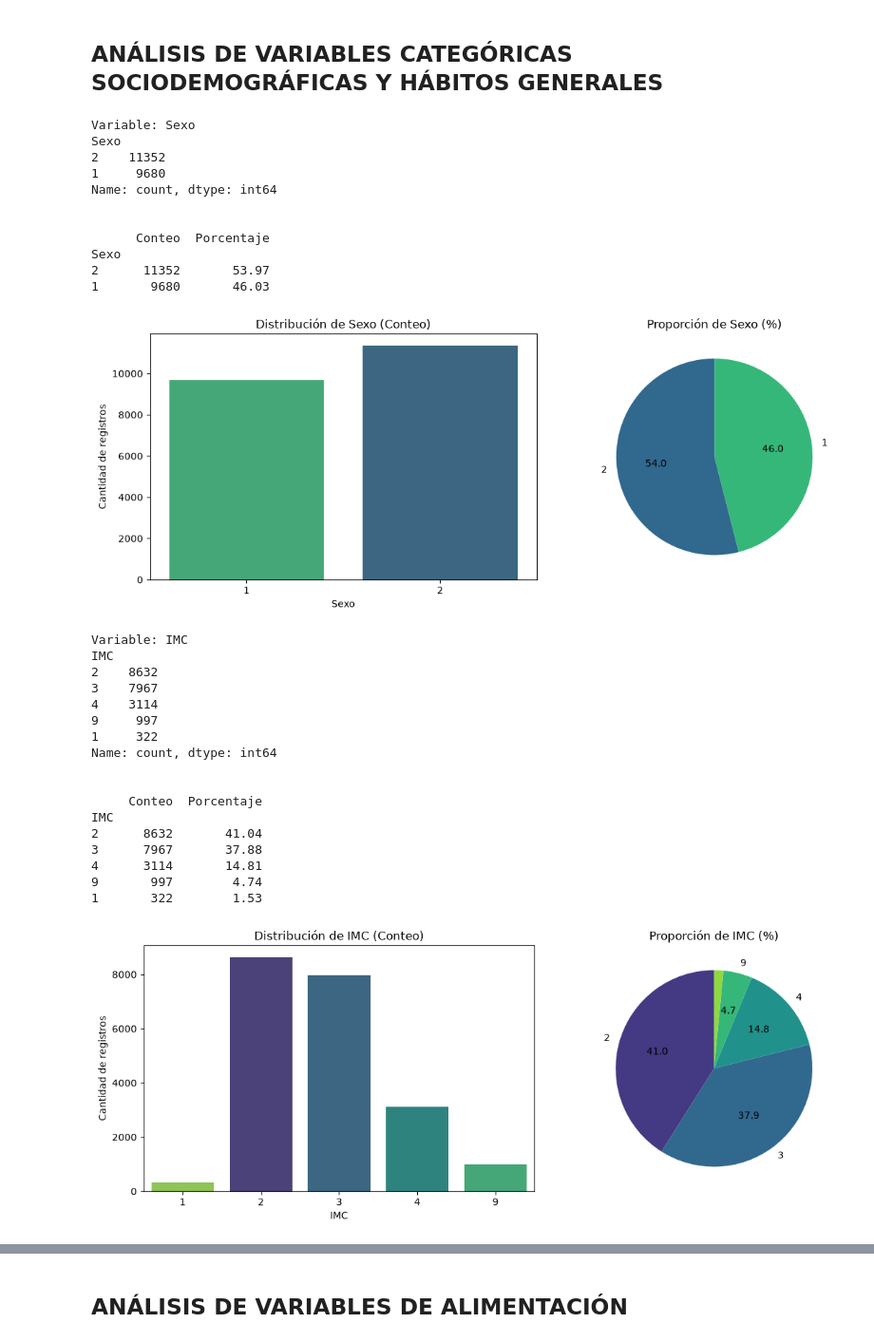
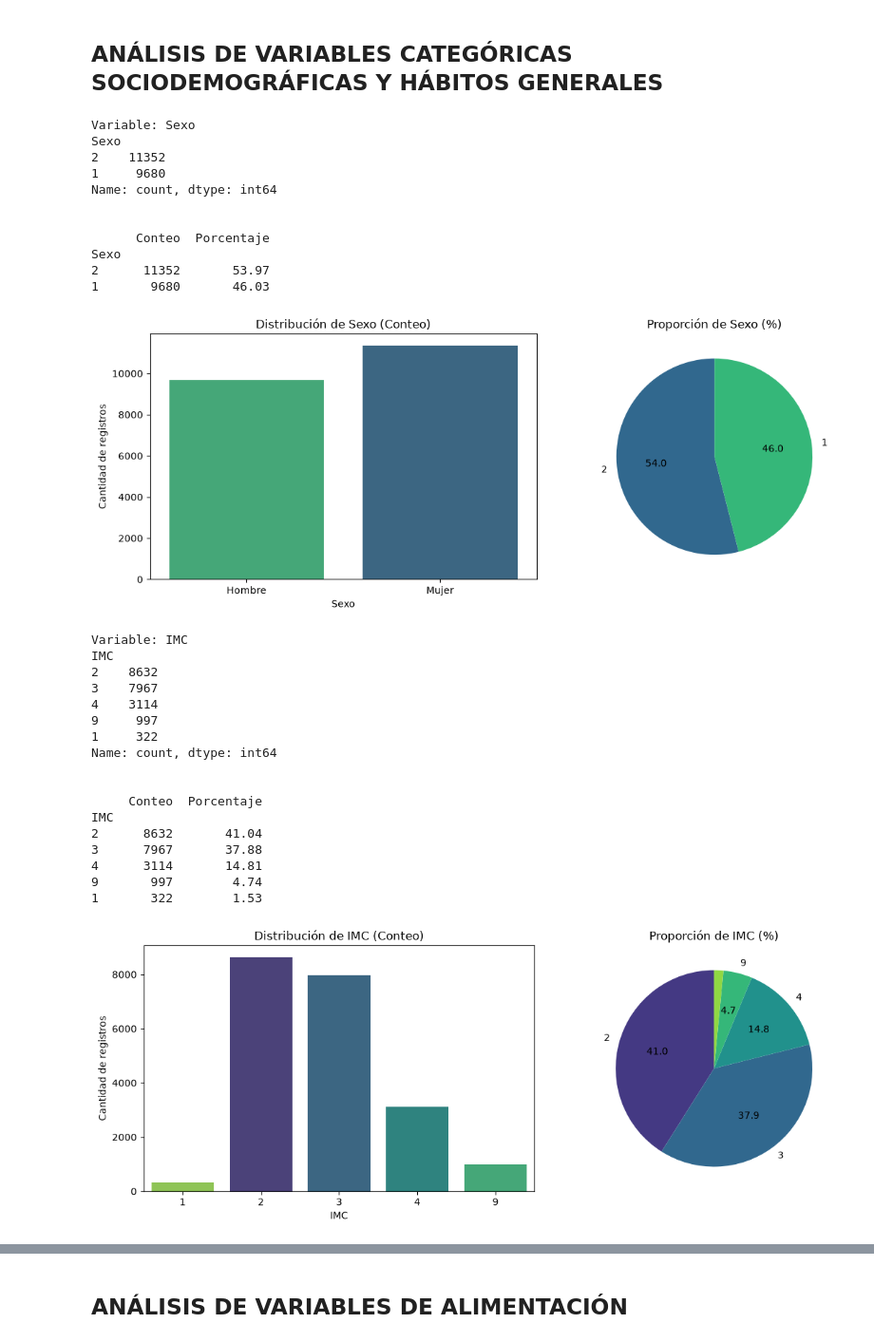
Before and after one commit to aldyvergara22-create/Hypertension-Diabetes-ML-detection, a Jupyter notebook: notebooks/01_Exploración_Datos.ipynb, the cells around one changed output, grey strips where cells are left out. Shown at 95% size. Saved outputs shown, nothing was run; the diff lists cells and outputs as text; code cells hidden in the pictures.

Commit message:
EDA: gráficos prevalencia, tablas chi-cuadrado, otras modificaciones varias

```diff
--- a/notebooks/01_Exploración_Datos.ipynb
+++ b/notebooks/01_Exploración_Datos.ipynb
@@ -325,7 +425,7 @@ Nulos   19015       90.41
 # %% [markdown]
 # DISTRIBUCIÓN DE LAS VARIABLES NUMÉRICAS
 # %%
-variables_numericas = ["Edad", "Hs_Sentado", "Cant_Diaria_Fruta", "Cant_Diaria_Verduras"]
+variables_numericas = ["Edad", "Hs_Sentado", "Cant_Diaria_Fruta", "Cant_Diaria_Verduras", "Duracion_Cons_Tabaco"]
 
 for var in variables_numericas:
     print(f"Variable: {var}")
@@ -438,8 +556,8 @@ Dentro de las variables categóricas estan las variables de medicación y cheque
 # %% [markdown]
 ## ANÁLISIS DE VARIABLES CATEGÓRICAS SOCIODEMOGRÁFICAS Y HÁBITOS GENERALES
 # %%
-var_sociodemografica = ["Sexo", "IMC", "Nivel_Estudios", "Clase_social"]
-var_habitos = ["Act_Fisica", "Tabaquismo", "Cons_Alcohol"]
+var_sociodemografica = ["Sexo", "IMC", "Nivel_Estudios", "Clase_Social"]
+var_habitos = ["Act_Fisica", "Tabaquismo", "Ex_Fumador", "Cons_Alcohol"]
 
 for var in var_sociodemografica + var_habitos:
     print(f"Variable: {var}")
@@ -479,6 +597,9 @@ for var in var_sociodemografica + var_habitos:
     )
     axes[0].set_title(f"Distribución de {var} (Conteo)")
     axes[0].set_xlabel(var)
+    # Excepción para la variable Sexo
+    if var == "Sexo":
+        axes[0].set_xticklabels(["Hombre", "Mujer"])
     axes[0].set_ylabel("Cantidad de registros")
 
 
@@ -490,35 +611,35 @@ for var in var_sociodemografica + var_habitos:
 
     etiquetas_limpias = [
         str(cat) if (val /conteo.sum() * 100) > 2.0 else ""
         for cat, val in zip(conteo.index, conteo.values)
     ]
 
 
     axes[1].pie(
         conteo.values,
-        labels=etiquetas_limpias,
+        labels=[label if label != 'nan' else 'Nulos' for label in etiquetas_limpias],
         autopct=formato_pct,
         startangle=90,
         colors=[colores_dict[cat] for cat in categorias]
     )
     axes[1].set_title(f"Proporción de {var} (%)")
 
     plt.tight_layout()
     plt.savefig(f"../reports/figures/Distribucion_{var}.png", dpi=300, bbox_inches='tight')
     plt.show()
 # %% [output]
 Variable: Sexo
 Sexo
 2    11352
 1     9680
 Name: count, dtype: int64
 
 
       Conteo  Porcentaje
 Sexo
 2      11352       53.97
 1       9680       46.03
-[figure, old version]
+[figure, new version]
 Variable: IMC
 IMC
 2    8632
```
Also changed, not shown: parts of 42 cells of this notebook, 41 other files.
